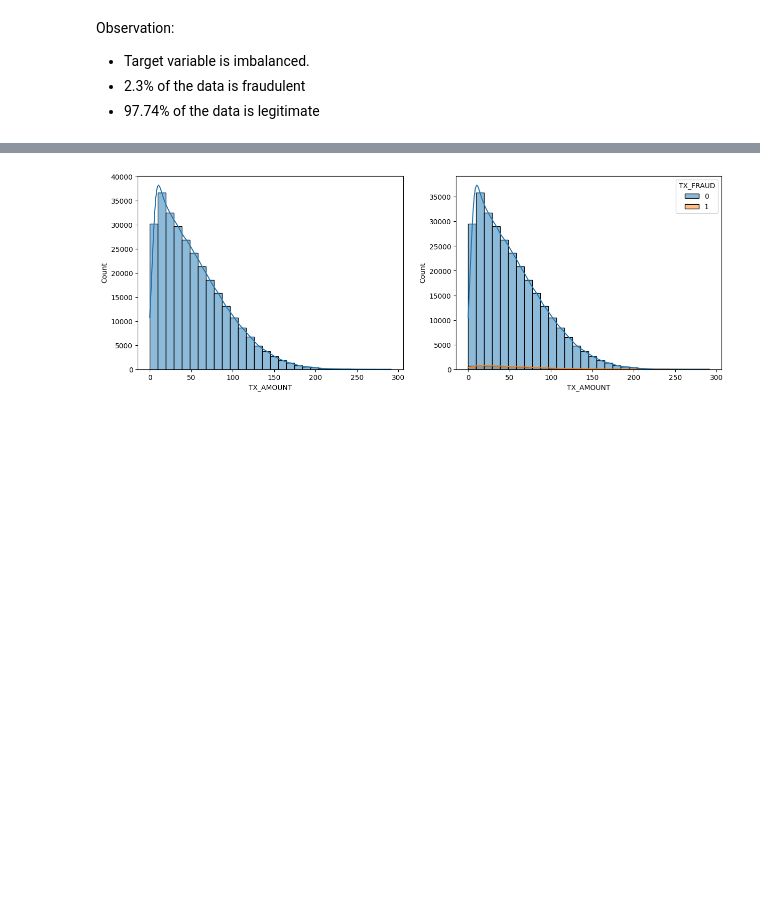
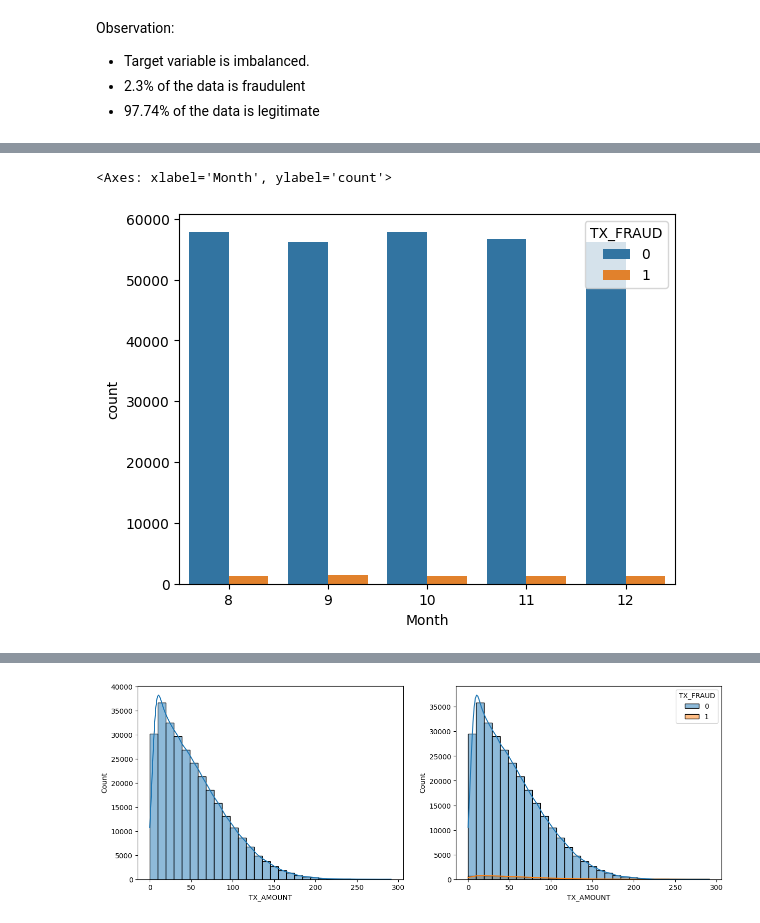
Before and after one commit to Vaishnavi-Chandrashekar/CC-FRAUD-DETECTION, a Jupyter notebook: EDA.ipynb, the cells around one changed output, grey strips where cells are left out. Drawn from its saved outputs; the diff is of its cells as text; code cells hidden in the pictures; blank space fills up the shorter version.

```diff
--- a/EDA.ipynb
+++ b/EDA.ipynb
@@ -125,0 +146,6 @@ Observation:
+# %%
+#month wrt target variable
+sns.countplot(data=df, x="Month", hue="TX_FRAUD")
+# %% [output]
+<Axes: xlabel='Month', ylabel='count'>
+[figure, added]
```
Also changed, not shown: parts of 30 cells of this notebook.
